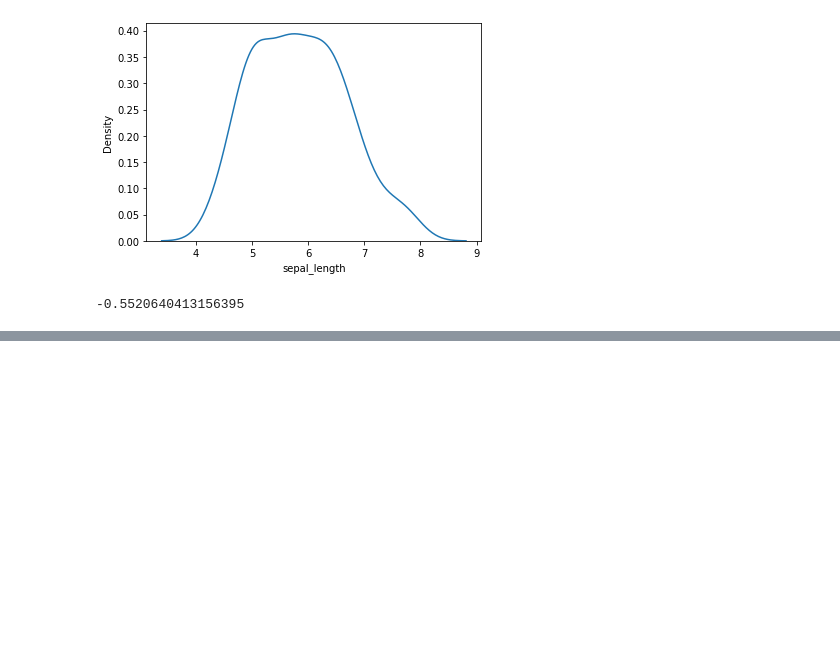
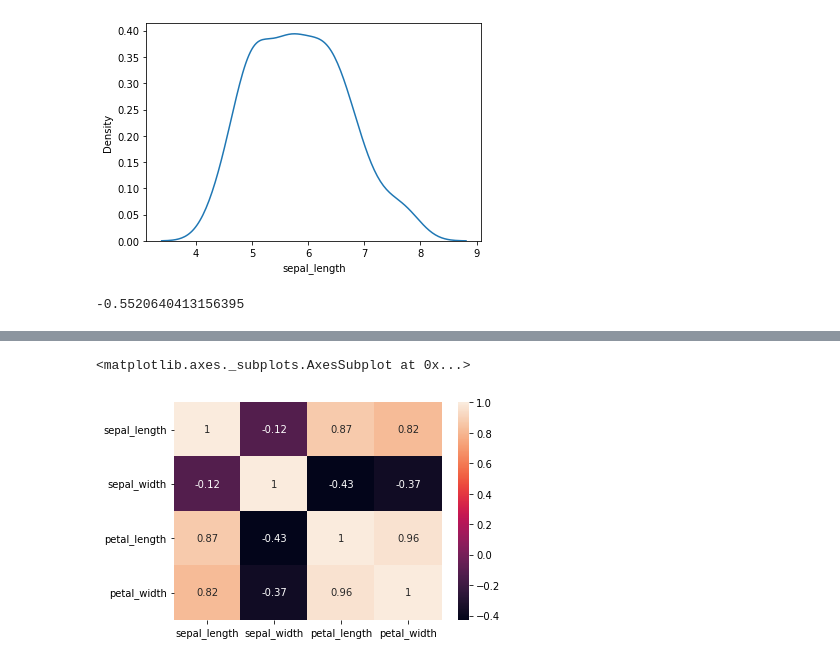
Before and after one commit to Lucas-procopio/Data-Analysis, a Jupyter notebook: Description_statistics.ipynb, the cells around one changed output, grey strips where cells are left out. Saved outputs shown, nothing was run; the diff lists cells and outputs as text; code cells hidden in the pictures; blank space fills up the shorter version.

```diff
--- a/Description_statistics.ipynb
+++ b/Description_statistics.ipynb
@@ -111,0 +122,5 @@ base_dados['sepal_length'].kurtosis()
+# %%
+sns.heatmap( base_dados.corr(), annot=True)
+# %% [output]
+<matplotlib.axes._subplots.AxesSubplot at 0x...>
+[figure, added]
```
Also changed, not shown: parts of 5 cells of this notebook.
